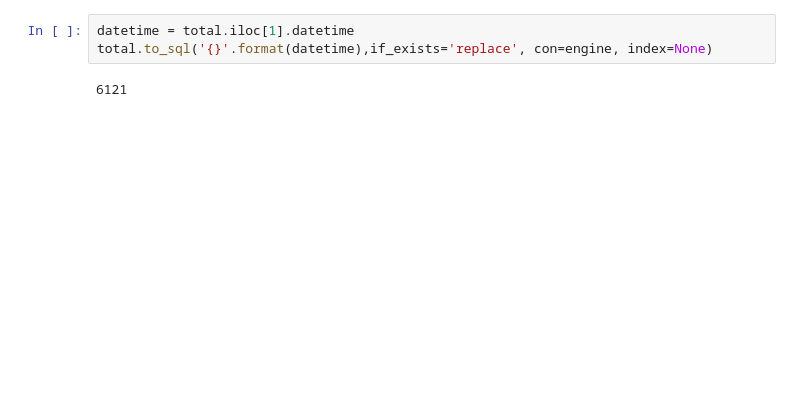
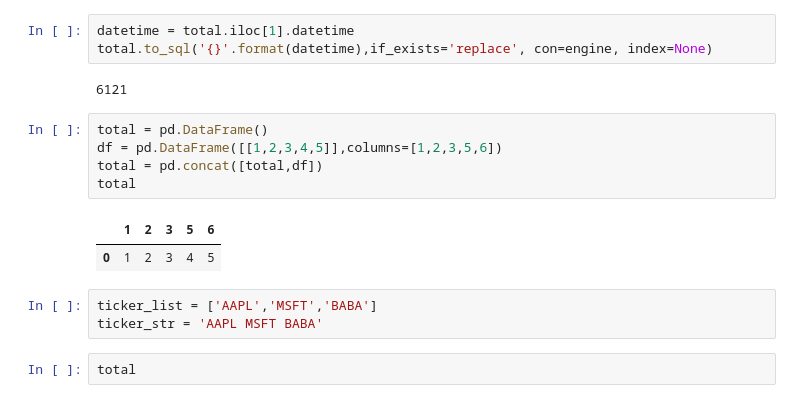
Before and after one commit to Rain1047/Short_Mid_Trend_Trading_System, a Jupyter notebook: scripts/gather_data/get_ticker_indicator.ipynb, the cells around one changed output. Drawn from its saved outputs; the diff is of its cells as text; blank space fills up the shorter version.

```diff
--- a/scripts/gather_data/get_ticker_indicator.ipynb
+++ b/scripts/gather_data/get_ticker_indicator.ipynb
@@ -61,3 +86,16 @@ datetime = total.iloc[1].datetime
 total.to_sql('{}'.format(datetime),if_exists='replace', con=engine, index=None)
 # %% [output]
 6121
+# %%
+total = pd.DataFrame()
+df = pd.DataFrame([[1,2,3,4,5]],columns=[1,2,3,5,6])
+total = pd.concat([total,df])
+total
+# %% [output]
+|  | 1 | 2 | 3 | 5 | 6 |
+| 0 | 1 | 2 | 3 | 4 | 5 |
+# %%
+ticker_list = ['AAPL','MSFT','BABA']
+ticker_str = 'AAPL MSFT BABA'
+# %%
+total
```
Also changed, not shown: parts of 8 cells of this notebook, 11 other files.
